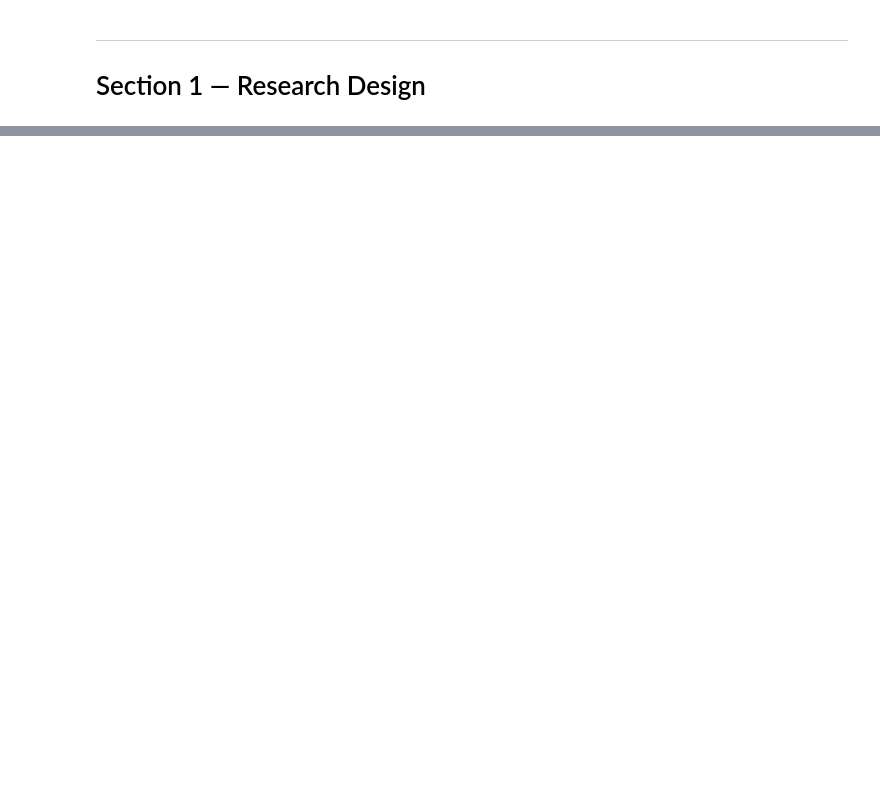
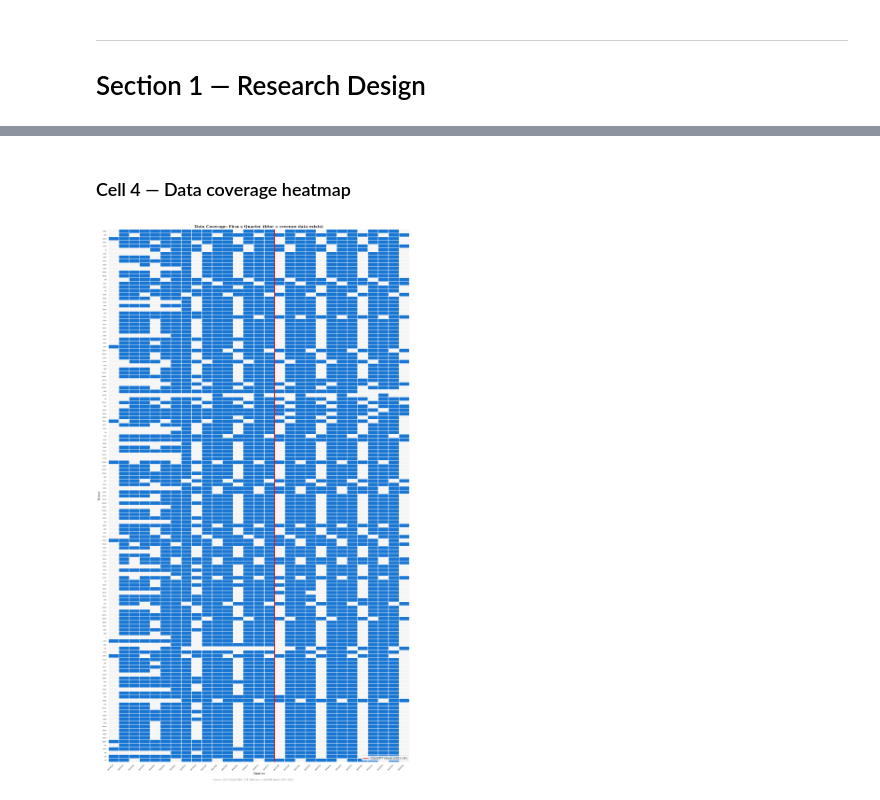
Before and after one commit to hakangulmez/thesis-ai-task-shock, a Jupyter notebook: notebooks/project_overview.ipynb, the cells around one changed output, grey strips where cells are left out. Drawn from its saved outputs; the diff is of its cells as text; code cells hidden in the pictures; blank space fills up the shorter version.

```diff
--- a/notebooks/project_overview.ipynb
+++ b/notebooks/project_overview.ipynb
@@ -268,0 +167,33 @@ print("\nSaved: figures/main_did_coefficients.png")
+# %% [markdown]
+### Cell 4 — Data coverage heatmap
+# %%
+panel['yq'] = panel['fiscal_year'].astype(str) + 'Q' + panel['fiscal_quarter'].astype(str)
+coverage = panel.pivot_table(index='ticker', columns='yq', values='revenue',
+                             aggfunc='count').fillna(0).clip(0, 1)
+
+cols = sorted(coverage.columns, key=lambda x: (int(x[:4]), int(x[-1])))
+coverage = coverage[cols]
+
+fig, ax = plt.subplots(figsize=(16, 28))
+sns.heatmap(coverage, cmap=['#f5f5f5', '#1976D2'], cbar=False,
+            linewidths=0.1, linecolor='white', ax=ax)
+ax.set_title('Data Coverage: Firm x Quarter (blue = revenue data exists)',
+             fontsize=14, fontweight='bold')
+ax.set_xlabel('Quarter', fontsize=11)
+ax.set_ylabel('Ticker', fontsize=11)
+plt.xticks(rotation=45, ha='right', fontsize=7)
+plt.yticks(fontsize=5)
+
+# Shock line at 2022 Q4
+if '2022Q4' in cols:
+    shock_idx = cols.index('2022Q4')
+    ax.axvline(shock_idx, color='red', linewidth=2, label='ChatGPT shock (2022 Q4)')
+    ax.legend(fontsize=10, loc='lower right')
+
+plt.figtext(0.5, -0.005, 'Source: SEC EDGAR XBRL API | Red line = ChatGPT launch (Nov 2022)',
+            ha='center', fontsize=8, color='gray')
+plt.tight_layout()
+plt.savefig('../figures/coverage_heatmap.png', bbox_inches='tight', dpi=150)
+plt.show()
+# %% [output]
+[figure, added]
```
Also changed, not shown: parts of 68 cells of this notebook, 16 other files.
